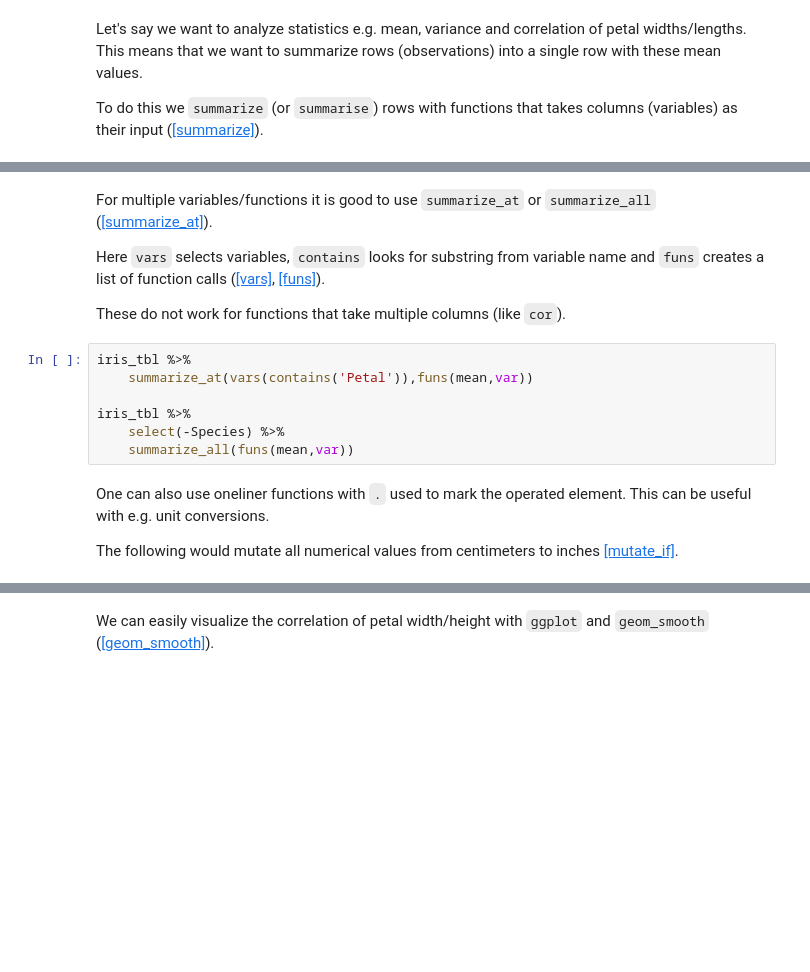
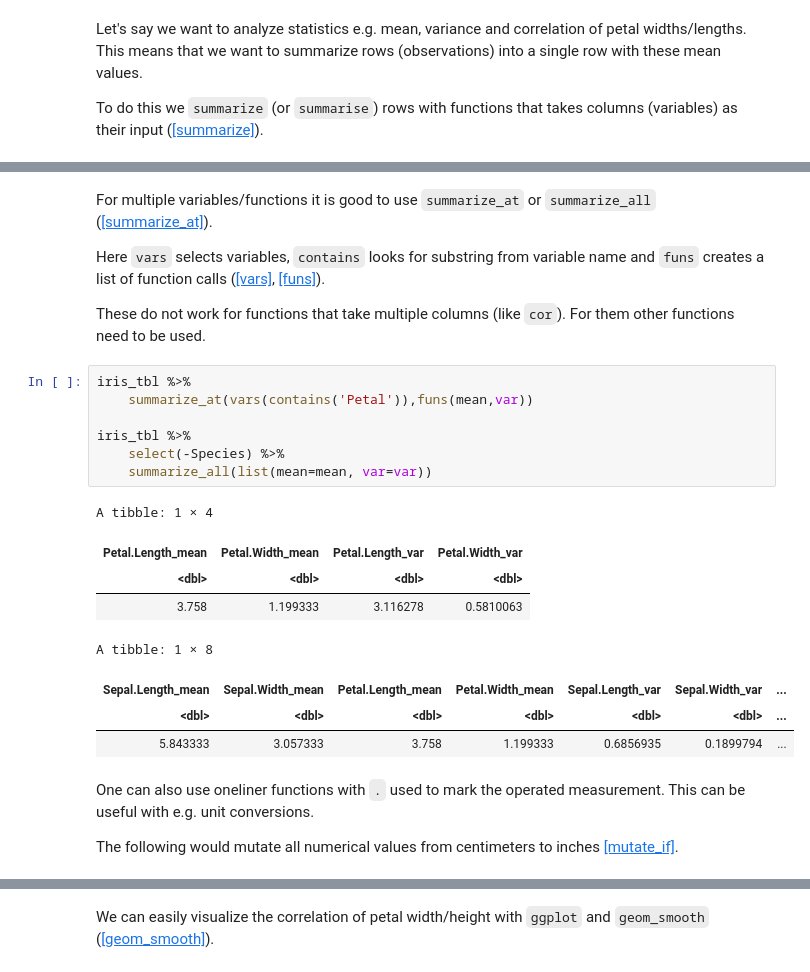
Before and after one commit to AaltoSciComp/python-r-data-analysis-course, a Jupyter notebook: r/02_Summaries_and_Groups.ipynb, the cells around one changed output, grey strips where cells are left out. Drawn from its saved outputs; the diff is of its cells as text; blank space fills up the shorter version.

```diff
--- a/r/02_Summaries_and_Groups.ipynb
+++ b/r/02_Summaries_and_Groups.ipynb
@@ -32,16 +52,25 @@ For multiple variables/functions it is good to use `summarize_at` or `summarize_
 
 Here `vars` selects variables, `contains` looks for substring from variable name and `funs` creates a list of function calls ([[vars]](http://dplyr.tidyverse.org/reference/vars.html), [[funs]](http://dplyr.tidyverse.org/reference/funs.html)).
 
-These do not work for functions that take multiple columns (like `cor`).
+These do not work for functions that take multiple columns (like `cor`). For them other functions need to be used.
 # %%
 iris_tbl %>%
     summarize_at(vars(contains('Petal')),funs(mean,var))
 
 iris_tbl %>%
     select(-Species) %>%
-    summarize_all(funs(mean,var))
+    summarize_all(list(mean=mean, var=var))
+# %% [output]
+A tibble: 1 × 4
+| Petal.Length_mean | Petal.Width_mean | Petal.Length_var | Petal.Width_var |
+| <dbl> | <dbl> | <dbl> | <dbl> |
+| 3.758 | 1.199333 | 3.116278 | 0.5810063 |
+A tibble: 1 × 8
+| Sepal.Length_mean | Sepal.Width_mean | Petal.Length_mean | Petal.Width_mean | Sepal.Length_var | Sepal.Width_var | ... |
+| <dbl> | <dbl> | <dbl> | <dbl> | <dbl> | <dbl> | ... |
+| 5.843333 | 3.057333 | 3.758 | 1.199333 | 0.6856935 | 0.1899794 | ... |
 # %% [markdown]
-One can also use oneliner functions with `.` used to mark the operated element. This can be useful with e.g. unit conversions.
+One can also use oneliner functions with `.` used to mark the operated measurement. This can be useful with e.g. unit conversions.
 
 The following would mutate all numerical values from centimeters to inches [[mutate_if]](http://dplyr.tidyverse.org/reference/summarise_all.html).
 # %%
```
Also changed, not shown: parts of 10 cells of this notebook, 3 other files.
